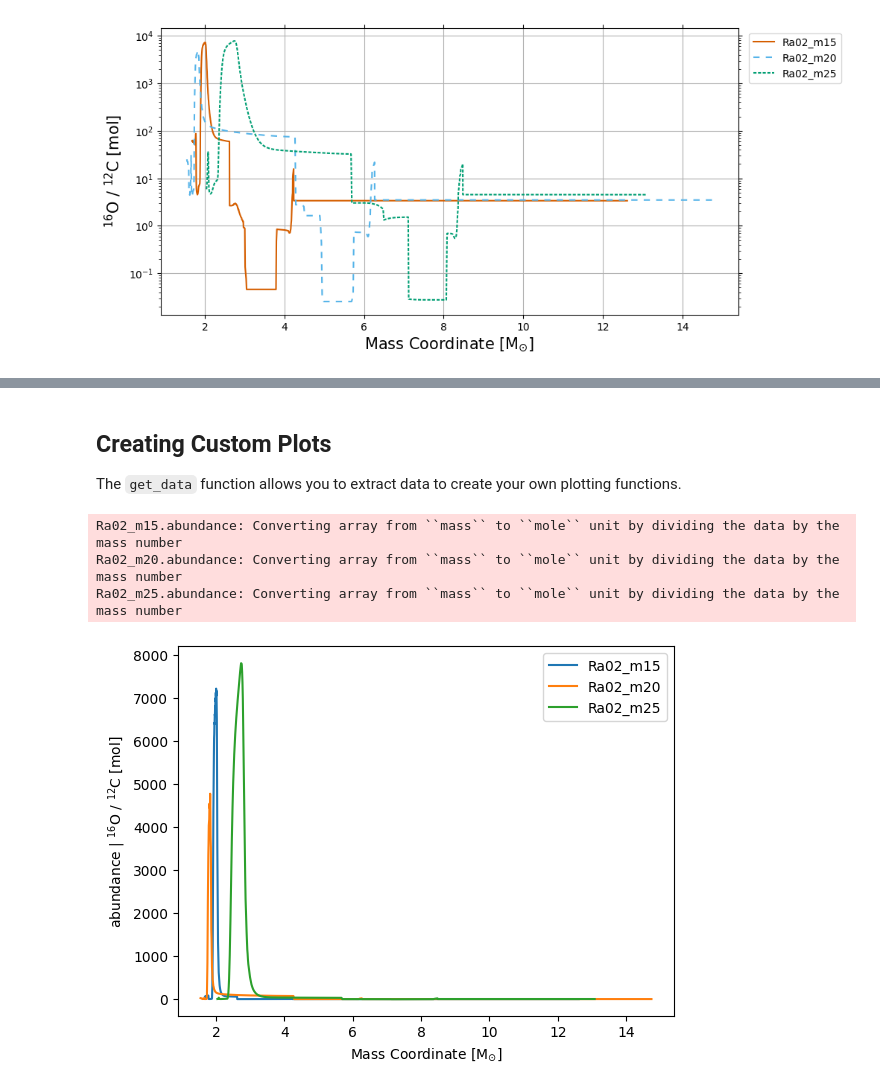
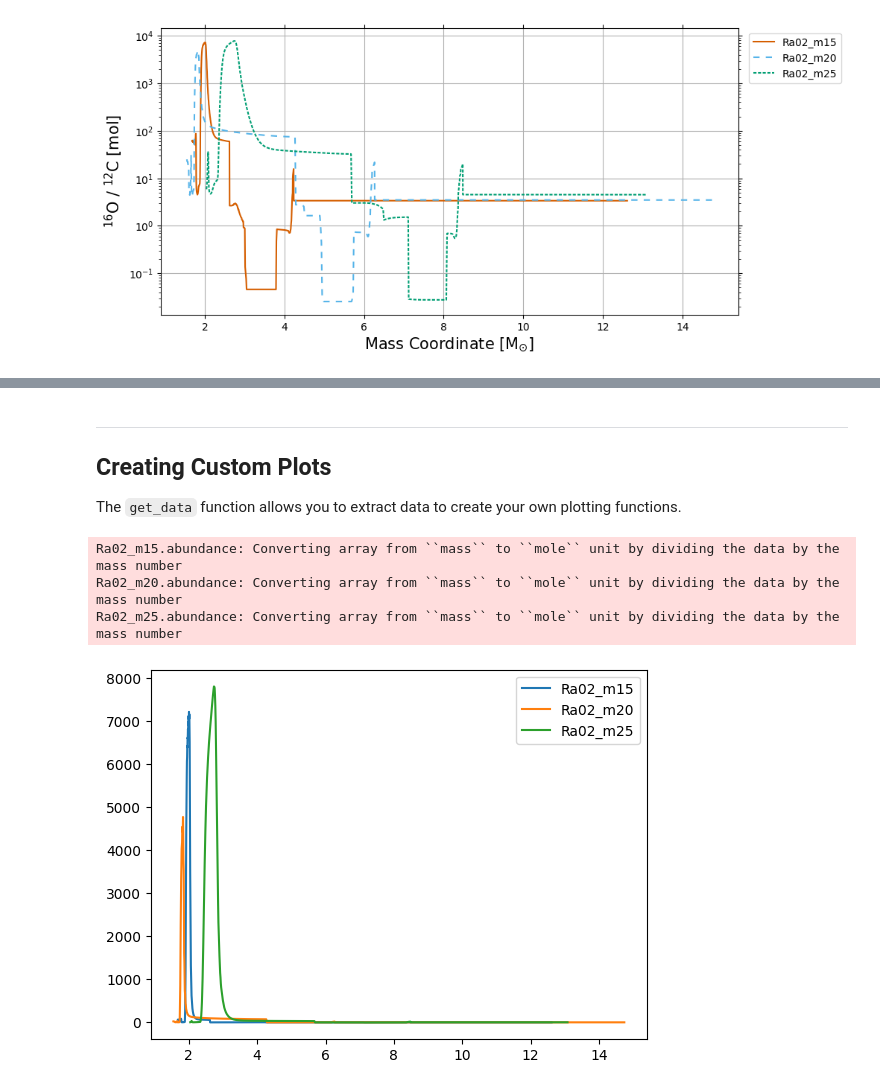
Before and after one commit to mattias-ek/SIMPLE, a Jupyter notebook: notebooks/ccsne_tutorial3.ipynb, the cells around one changed output, grey strips where cells are left out. Cells and saved outputs as stored; diff of their text form; code cells hidden in the pictures.

```diff
--- a/notebooks/ccsne_tutorial3.ipynb
+++ b/notebooks/ccsne_tutorial3.ipynb
@@ -106,6 +134,6 @@ You can update the default style by updating the ``default_kwargs`` dictionary.
 # %%
-simple.plot.default_kwargs['ax_tick_params'] = dict(left=True,right=True,top=True,labelleft=True,which='both')
-simple.plot.default_kwargs['ax_grid'] = (True,)
+simple.plot.update_default_kwargs(ax_tick_params = dict(left=True,right=True,top=True,labelleft=True,which='both'),
+                                  ax_grid = (True,))
 
 simple.plot_ccsne.abundance(models, 'o16/c12', where='.dataset==Ra02', unit='mol');
 # %% [output]
@@ -129,22 +172,22 @@ Ra02_m25.abundance: Converting array from ``mass`` to ``mole`` unit by dividing
 # %% [markdown]
+---
 ## Creating Custom Plots
 The ``get_data`` function allows you to extract data to create your own plotting functions.
 # %%
 model_datapoints, axis_labels = simple.get_data(models, 'x, y', xkey='.masscoord', ykey='.abundance[o16/c12]',
                                                 where='.dataset==Ra02', yunit='mol')
 
-# Set the axis labels
-plt.xlabel(axis_labels['x'])
-plt.ylabel(axis_labels['y'])
+plt.set_xlabel = axis_labels['x']
+plt.set_ylabel = axis_labels['y']
 
 # Iterate though the data and plot it
 for model_name, datapoints in model_datapoints.items():
     for dp in datapoints:
         plt.plot(dp['x'], dp['y'], label=dp['label'])
 
 plt.legend();
 # %% [output]
 Ra02_m15.abundance: Converting array from ``mass`` to ``mole`` unit by dividing the data by the mass number
 Ra02_m20.abundance: Converting array from ``mass`` to ``mole`` unit by dividing the data by the mass number
 Ra02_m25.abundance: Converting array from ``mass`` to ``mole`` unit by dividing the data by the mass number
-[figure, old version]
+[figure, new version]
```
Also changed, not shown: parts of 13 cells of this notebook, 6 other files.
